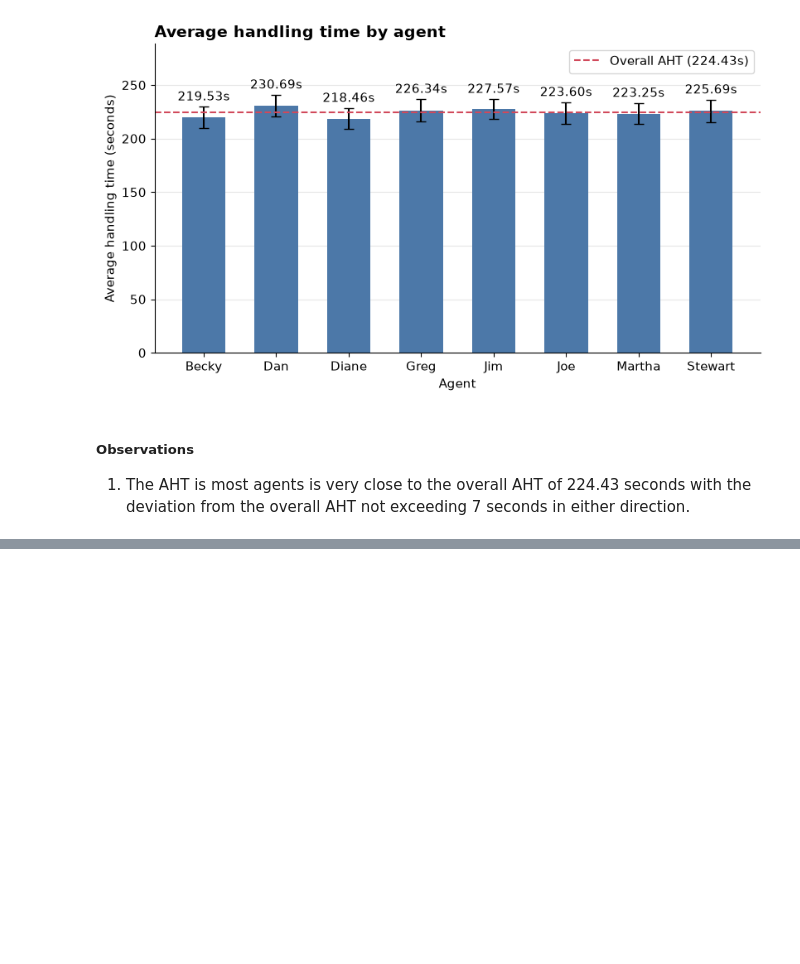
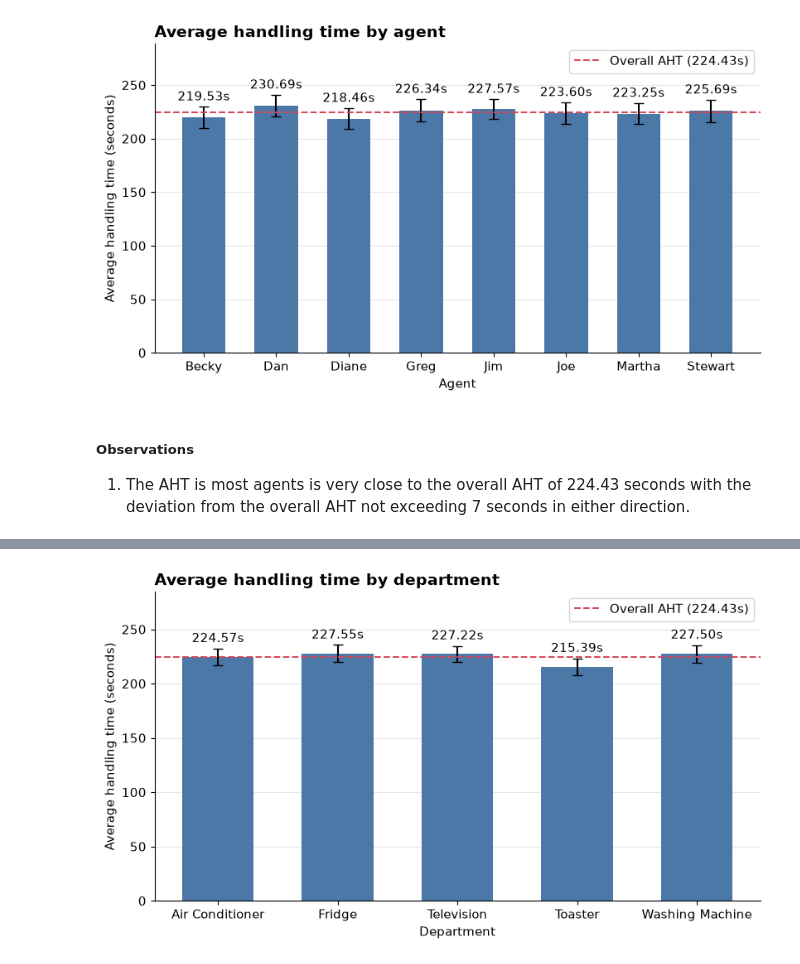
Before and after one commit to Ashish-Krishna-K/call-center-staffing-analytics, a Jupyter notebook: notebooks/03_kpi_analysis.ipynb, the cells around one changed output, grey strips where cells are left out. Drawn from its saved outputs; the diff is of its cells as text; code cells hidden in the pictures; blank space fills up the shorter version.

Commit message:
Completes analysis of the KPI - AHT by department

```diff
--- a/notebooks/03_kpi_analysis.ipynb
+++ b/notebooks/03_kpi_analysis.ipynb
@@ -737,0 +740,11 @@ plt.show()
+# %%
+filename = sql_results["aht_dept"]["filename"]
+sql_query = sql_results["aht_dept"]["sql_query"]
+df = sql_results["aht_dept"]["dataframe"]
+overall_mean = (df["aht_sec"] * df["answered_call_cnt"]).sum() / df[
+    "answered_call_cnt"
+].sum()
+se = df["sd_aht_sec"] / df["answered_call_cnt"] ** 0.5
+print(filename)
+print(sql_query)
+display(df.assign(diff_from_overall_pp=(df["aht_sec"] - overall_mean).round(2)))
@@ -737,0 +775,31 @@ plt.show()
+# %%
+fig, ax = plt.subplots(figsize=(8, 4.5), layout="constrained")
+bars = ax.bar(
+    x=df["department"],
+    height=df["aht_sec"],
+    color=BAR_COLOR_BLUE,
+    width=0.6,
+    yerr=2*se,
+    capsize=4
+)
+labels = [f"{v:.2f}s" for v in df["aht_sec"]]
+ax.bar_label(bars, labels=labels, padding=3)
+ax.axhline(
+    overall_mean,
+    color=REF_LINE_RED,
+    linestyle="--",
+    linewidth=1.5,
+    label=f"Overall AHT ({overall_mean:.2f}s)",
+)
+ax.set_ylim(0, df["aht_sec"].max() * 1.25)
+ax.set_title("Average handling time by department")
+ax.set_xlabel("Department")
+ax.set_ylabel("Average handling time (seconds)")
+ax.legend()
+ax.grid(axis="y", alpha=0.3)
+
+chart_name = filename.replace(".sql", ".png", 1).replace("kpi_", "")
+fig.savefig(charts_dir / chart_name, dpi=200, bbox_inches="tight")
+plt.show()
+# %% [output]
+[figure, added]
```
Also changed, not shown: parts of 3 cells of this notebook.
